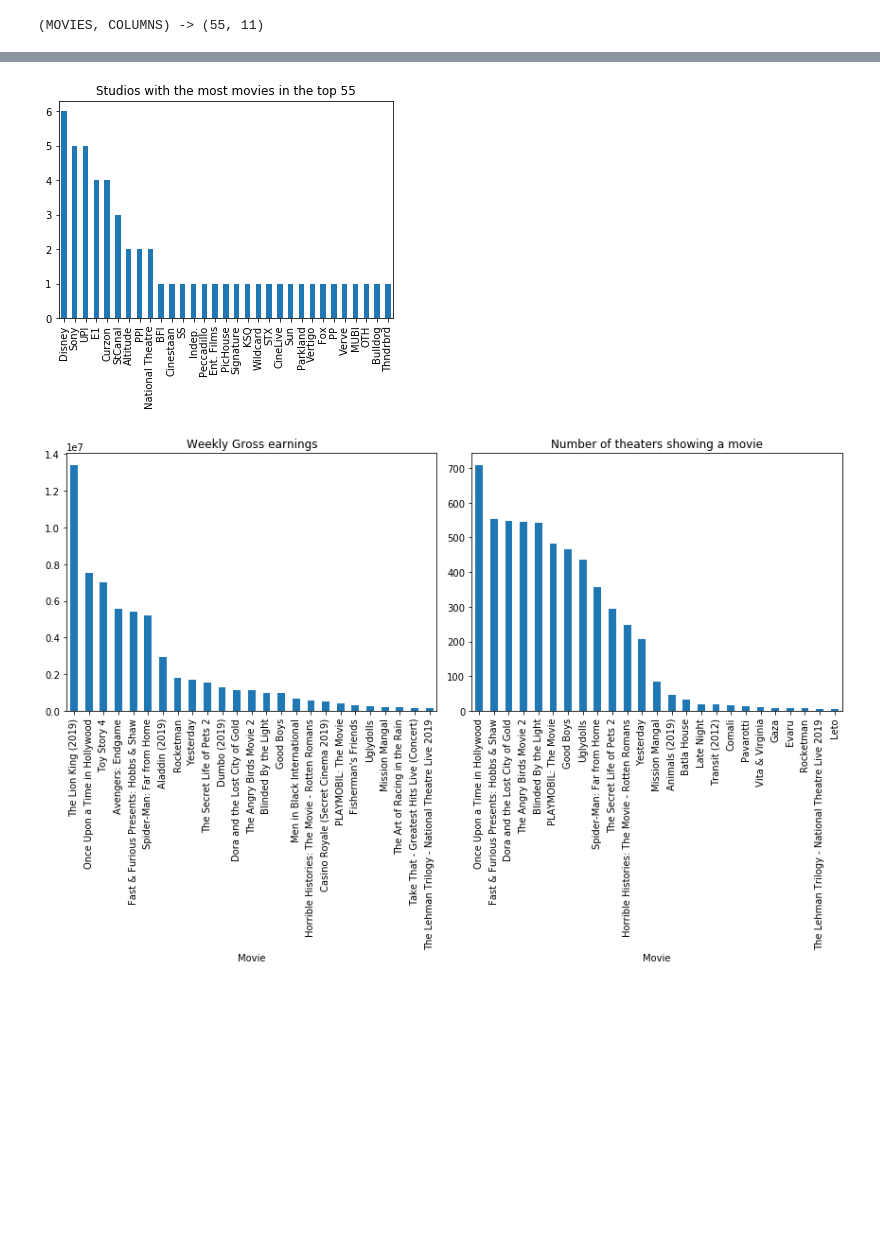
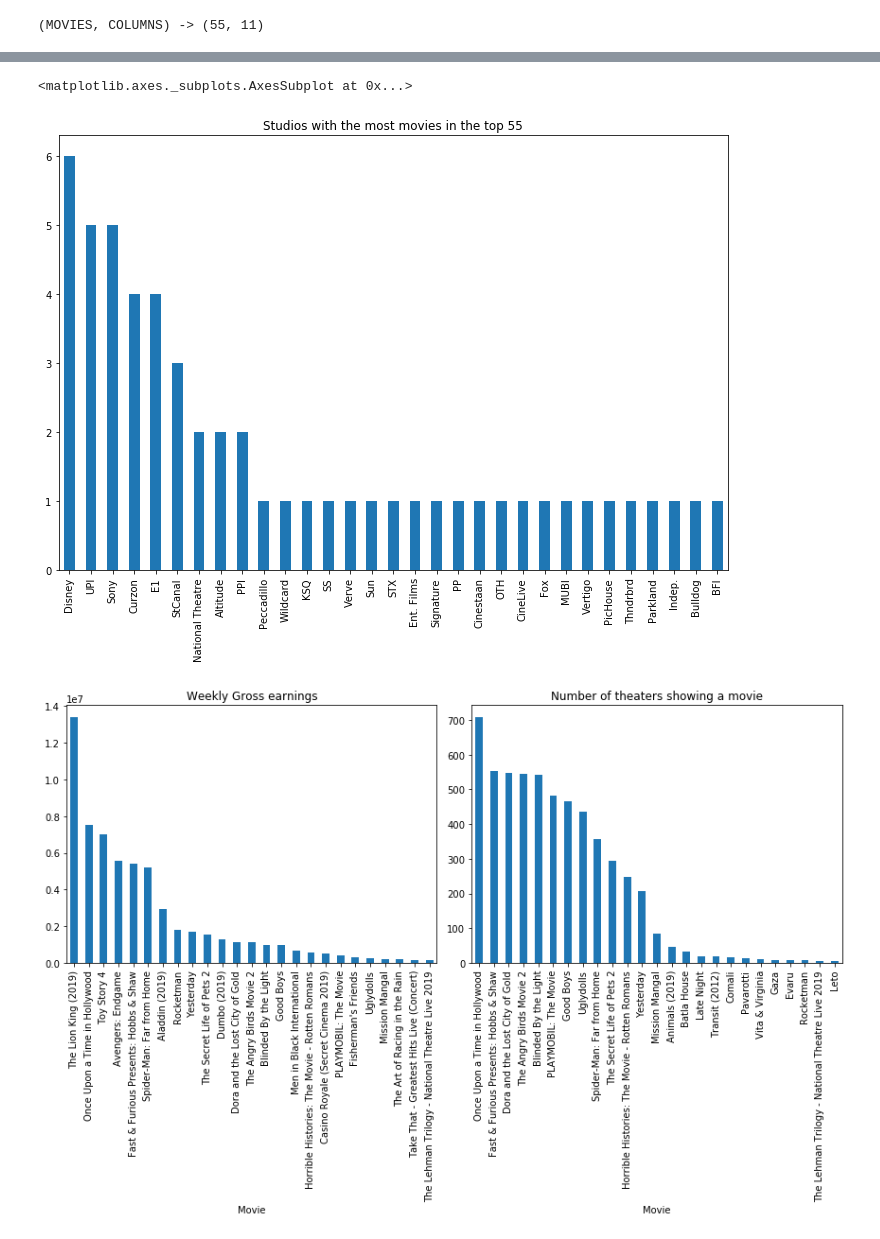
Before and after one commit to nestauk/im-tutorials, a Jupyter notebook: notebooks/Web-Scraping/Web Scraping Tutorial.ipynb, the cells around one changed output, grey strips where cells are left out. Cells and saved outputs as stored; diff of their text form; code cells hidden in the pictures; blank space fills up the shorter version.

```diff
--- a/notebooks/Web-Scraping/Web Scraping Tutorial.ipynb
+++ b/notebooks/Web-Scraping/Web Scraping Tutorial.ipynb
@@ -427,28 +428,28 @@ for col in data.iloc[0, :-1]:
     if '/' not in col:
         header.append(col)
     else:
-        header.extend(col.split('/'))
+        header.extend([s.replace(' ', '_') for s in col.split('/')])
 
 data = data[1:] # take the data less the header row
 data.columns = header # set the header row as the df header
 # %%
 # Replace the n/a string with a Null value.
-data.replace('n/a', np.nan, inplace=True)
-data.replace('-', np.nan, inplace=True)
+data = data.replace('n/a', np.nan)
+data = data.replace('-', np.nan)
 
 # Remove the £ symbol from the "Gross" column and transform strings to integers
-data['Weekend Gross'] = data['Weekend Gross'].apply(lambda x: int(x[1:].replace(',', '')))
-data['Gross-to-Date'] = data['Gross-to-Date'].apply(lambda x: int(x[1:].replace(',', '')))
+for col in ['Weekend Gross', 'Gross-to-Date', '_Avg.']:
+    data[col] = data[col].apply(lambda x: int(x[1:].replace(',', '')))
 
 # Transform strings to integers
-data['Theaters'] = data['Theaters'].apply(lambda x: int(x) if isinstance(x, str) else x)
-data['Week'] = data['Week'].apply(lambda x: int(x) if isinstance(x, str) else x)
+for col in ['TW', 'Theaters', 'Week', 'Change_', '_Avg.']:
+    data[col] = data[col].pipe(pd.to_numeric, downcast='integer')
 
 # Create a new variable showing how much a movie grossed on average on weekly basis
 data['Week AVG'] = data['Gross-to-Date'].div(data['Week'])
 
 # Set the movie title as index
-data.set_index('Movie', inplace=True)
+data = data.set_index('Movie')
 # %%
 data.head(2)
 # %% [output]
@@ -478,9 +479,14 @@ Week AVG          0.000000
 dtype: float64
 # %%
 # Use the .value_counts() method to count the number of studios
-data.Studio.value_counts().plot(kind='bar', title='Studios with the most movies in the top 55')
-plt.show()
+fig, ax = plt.subplots(figsize=(12, 8))
+(data
+ .Studio
+ .value_counts()
+ .plot.bar(title='Studios with the most movies in the top 55', ax=ax)
+)
 # %% [output]
+<matplotlib.axes._subplots.AxesSubplot at 0x...>
-[figure, old version]
+[figure, new version]
 # %%
 # Use the .sort_values() method to sort the values of a column
```
Also changed, not shown: parts of 25 cells of this notebook, 3 other files.
